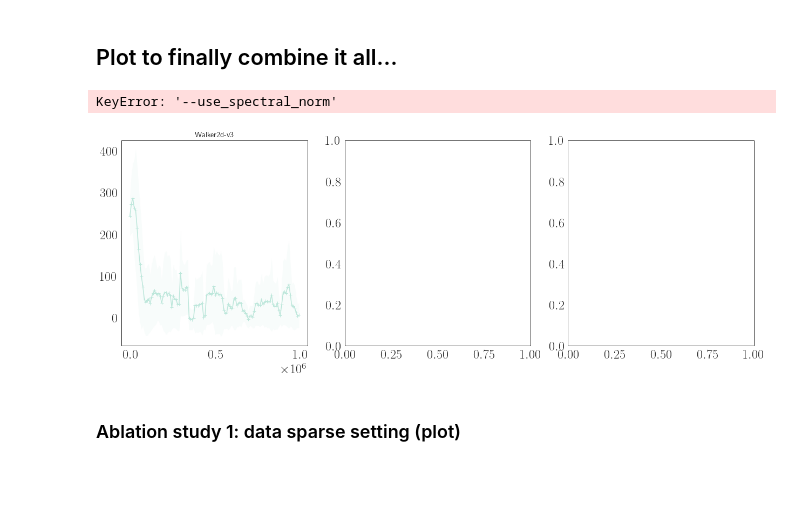
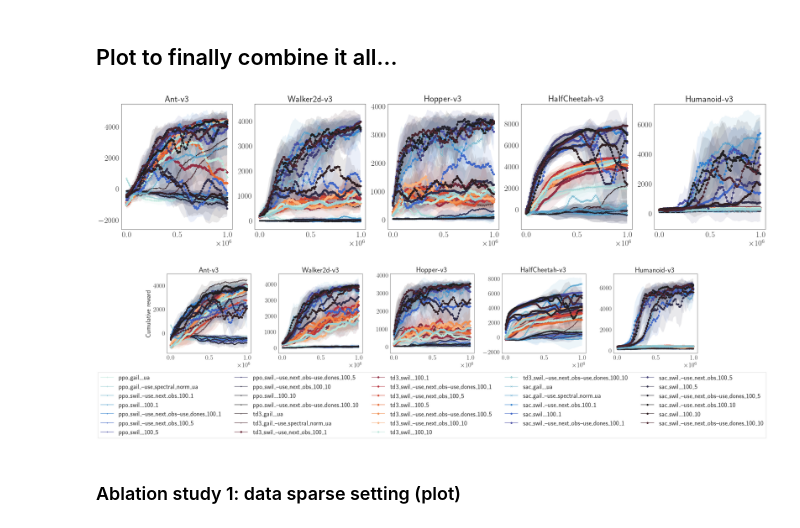
Before and after one commit to iov9000/cleanrl, a Jupyter notebook: cleanrl/notebooks/load_results_2111_polcomp.ipynb, the cells around one changed output. Drawn from its saved outputs; the diff is of its cells as text; code cells hidden in the pictures; blank space fills up the shorter version.

```diff
--- a/cleanrl/notebooks/load_results_2111_polcomp.ipynb
+++ b/cleanrl/notebooks/load_results_2111_polcomp.ipynb
@@ -382,17 +383,24 @@ for k, v in ea_dict.items():
     #    lin_string += "--use_absorb_wrapper"
 
     nob_string = ""
-    #if hparams['use_next_obs'] == 'True':
-    #    nob_string += "--use_next_obs"
+    if hparams['use_next_obs'] == 'True':
+        nob_string += "--use_next_obs"
     #if hparams['use_actions'] == 'True':
     #    nob_string += "--use_actions"
-    #if hparams['use_dones'] == 'True':
-    #    nob_string += "--use_dones"
+    if hparams['use_dones'] == 'True':
+        nob_string += "--use_dones"
 
     seed, _, name = parse_fname_irm(str(k))
     ec = hparams['ent_coef']
     n_demos = f"nd_{hparams['n_demos']}"
     env_name = name[0]+'3'
+
+    if 'ppo' in str(k):
+        algo = 'ppo'
+    elif 'td3' in str(k):
+        algo = 'td3'
+    else:
+        algo = 'sac'
 
     if 'gail' in str(k):
         disc_type = 'gail'
@@ -404,10 +412,12 @@ for k, v in ea_dict.items():
         disc_type = 'wail'
 
     d_nl = hparams['disc_nonlin']
+    #print(k, env_name,seed,n_demos,lin_string,nob_string,f"per_{per}",f"ql_{ql}")
     if d_nl == 'tanh':
         if disc_type == 'swil':
             per = int(float(hparams['swil_period']))
             ql = int(hparams['max_q_len'])
-            d_swil[env_name][seed][n_demos][lin_string][nob_string][f"per_{per}"][f"ql_{ql}"]  = v
+
+            d_swil[algo][env_name][seed][n_demos][lin_string][nob_string][f"per_{per}"][f"ql_{ql}"]  = v
         elif disc_type == 'gail':
-            d_gail[env_name][seed][n_demos][lin_string][nob_string]  = v
+            d_gail[algo][env_name][seed][n_demos][lin_string][nob_string]  = v
@@ -652,10 +665,10 @@ def plot_comp(d_ms_swil, d_ms_gail, d_ms_airl, n_demo=10, swil_per=1, swil_ql=1,
     #plt.legend(loc="lower left", ncol=len(df.columns))
     #plt.savefig(f"plots/ss{ss}_ql{swil_ql}_nd{n_demo}.png", dpi=300, bbox_inches='tight')
 # %%
-plot_comp(d_mustd, d_ms_gail=d_mustd_gail, d_ms_airl=d_mustd_airl)
+plot_comp(d_mustd_swil, d_ms_gail=d_mustd_gail, nobs_swil=['--use_next_obs', '', '--use_next_obs--use_dones'], n_demo=[1,10], swil_per=[100],swil_ql=qlens)
 # %% [output]
-KeyError: '--use_spectral_norm'
-[figure, old version]
+[figure, new version]
+[figure, added]
 # %%
 font_size = 32
 matplotlib.rcParams['font.size'] = font_size
```
Also changed, not shown: parts of 7 cells of this notebook, 18 other files.
